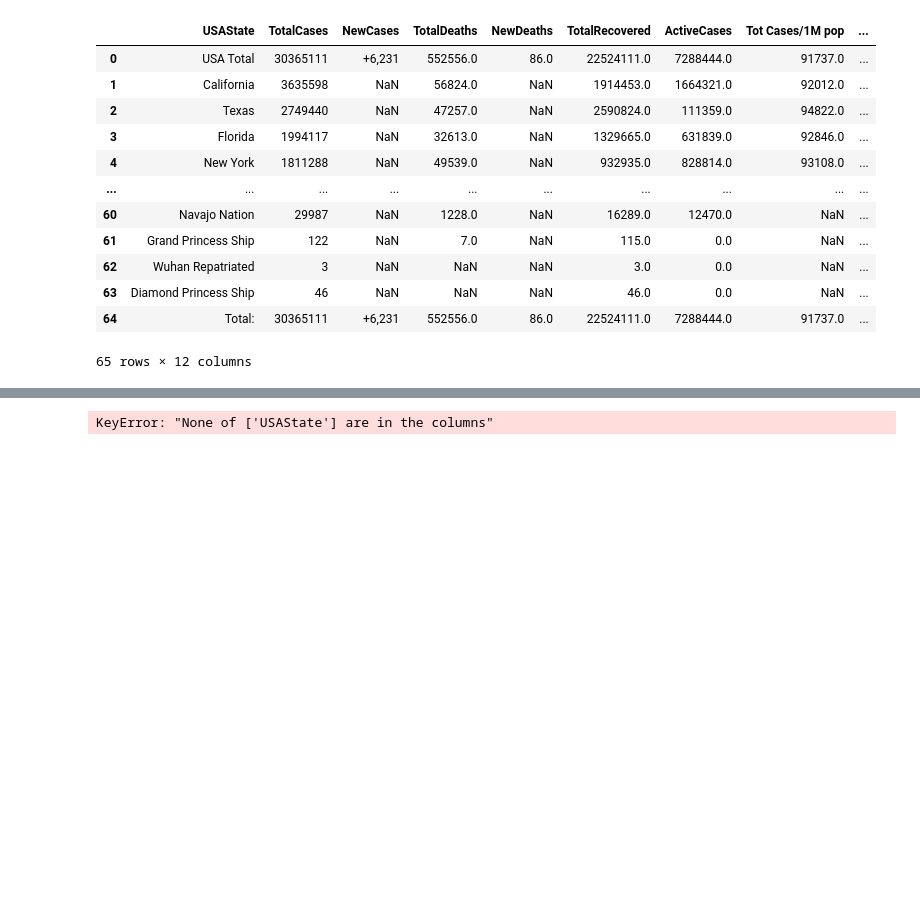
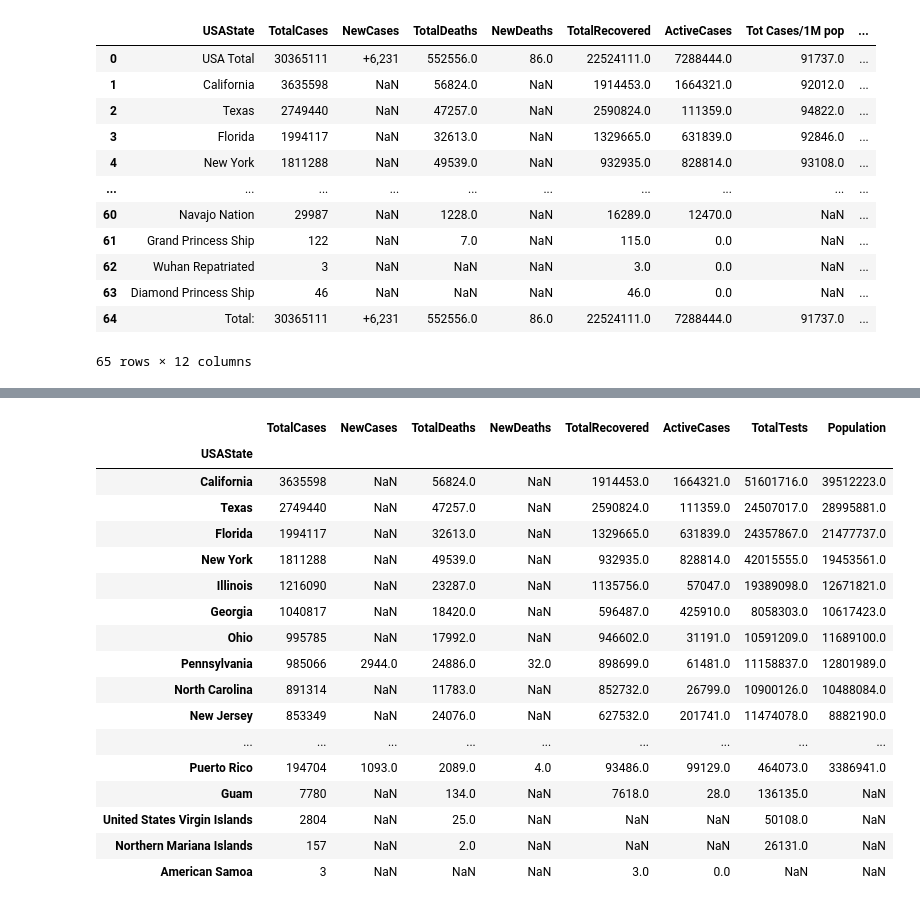
Before and after one commit to jgore1234/ETL_CoronavirusData, a Jupyter notebook: world_o_meters_data_clean.ipynb, the cells around one changed output, grey strips where cells are left out. Cells and saved outputs as stored; diff of their text form; code cells hidden in the pictures; blank space fills up the shorter version.

```diff
--- a/world_o_meters_data_clean.ipynb
+++ b/world_o_meters_data_clean.ipynb
@@ -49,9 +66,26 @@ Population        float64
 dtype: object
 # %%
 # reset the index
-clean_df.set_index("state_name")
+clean_df.set_index("USAState")
 # %% [output]
-KeyError: "None of ['USAState'] are in the columns"
+|  | TotalCases | NewCases | TotalDeaths | NewDeaths | TotalRecovered | ActiveCases | TotalTests | Population |
+| USAState |  |  |  |  |  |  |  |  |
+| California | 3635598 | NaN | 56824.0 | NaN | 1914453.0 | 1664321.0 | 51601716.0 | 39512223.0 |
+| Texas | 2749440 | NaN | 47257.0 | NaN | 2590824.0 | 111359.0 | 24507017.0 | 28995881.0 |
+| Florida | 1994117 | NaN | 32613.0 | NaN | 1329665.0 | 631839.0 | 24357867.0 | 21477737.0 |
+| New York | 1811288 | NaN | 49539.0 | NaN | 932935.0 | 828814.0 | 42015555.0 | 19453561.0 |
+| Illinois | 1216090 | NaN | 23287.0 | NaN | 1135756.0 | 57047.0 | 19389098.0 | 12671821.0 |
+| Georgia | 1040817 | NaN | 18420.0 | NaN | 596487.0 | 425910.0 | 8058303.0 | 10617423.0 |
+| Ohio | 995785 | NaN | 17992.0 | NaN | 946602.0 | 31191.0 | 10591209.0 | 11689100.0 |
+| Pennsylvania | 985066 | 2944.0 | 24886.0 | 32.0 | 898699.0 | 61481.0 | 11158837.0 | 12801989.0 |
+| North Carolina | 891314 | NaN | 11783.0 | NaN | 852732.0 | 26799.0 | 10900126.0 | 10488084.0 |
+| New Jersey | 853349 | NaN | 24076.0 | NaN | 627532.0 | 201741.0 | 11474078.0 | 8882190.0 |
+| ... | ... | ... | ... | ... | ... | ... | ... | ... |
+| Puerto Rico | 194704 | 1093.0 | 2089.0 | 4.0 | 93486.0 | 99129.0 | 464073.0 | 3386941.0 |
+| Guam | 7780 | NaN | 134.0 | NaN | 7618.0 | 28.0 | 136135.0 | NaN |
+| United States Virgin Islands | 2804 | NaN | 25.0 | NaN | NaN | NaN | 50108.0 | NaN |
+| Northern Mariana Islands | 157 | NaN | 2.0 | NaN | NaN | NaN | 26131.0 | NaN |
+| American Samoa | 3 | NaN | NaN | NaN | 3.0 | 0.0 | NaN | NaN |
 # %%
 # Export the clean data to a csv
 clean_df.to_csv('coronavirus_states_clean.csv',index=False)
```
Also changed, not shown: parts of 2 cells of this notebook, 2 other files.
